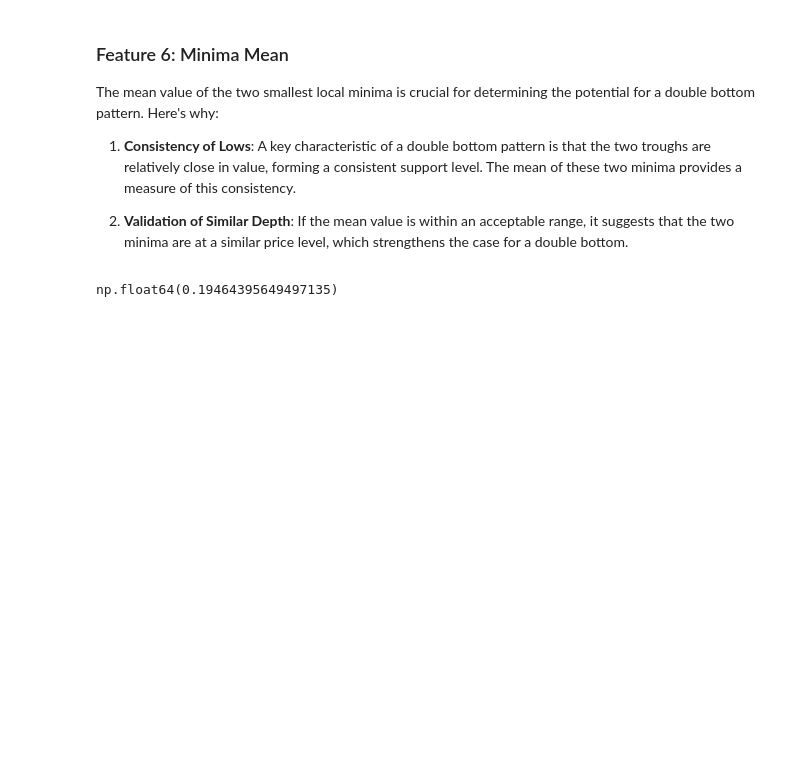
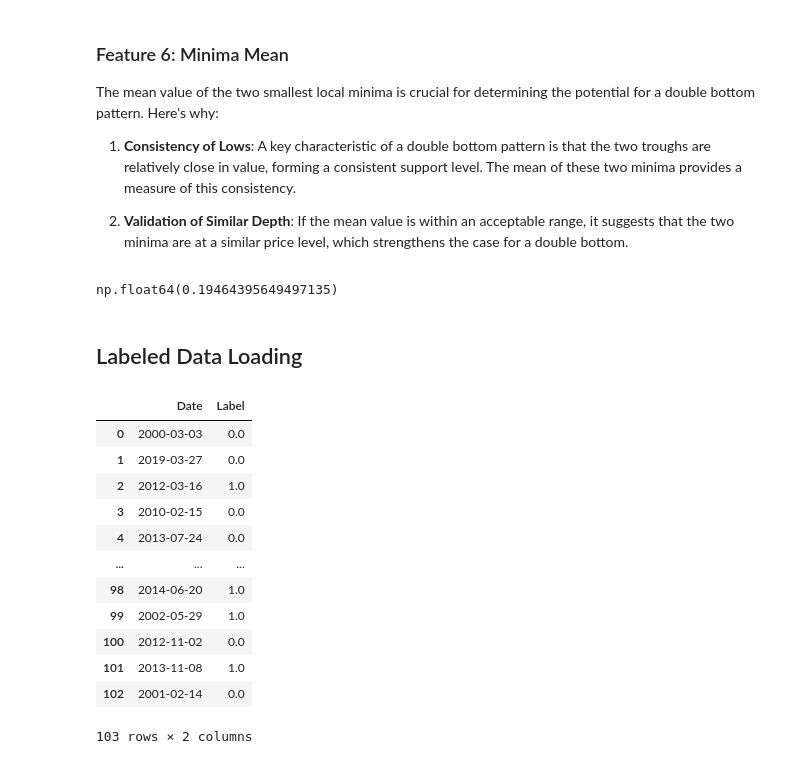
Before and after one commit to TA-Experiments-WSC/double-bottom-detection-ml, a Jupyter notebook: notebooks/02_feature_engineering.ipynb, the cells around one changed output. Cells and saved outputs as stored; diff of their text form; code cells hidden in the pictures; blank space fills up the shorter version.

```diff
--- a/notebooks/02_feature_engineering.ipynb
+++ b/notebooks/02_feature_engineering.ipynb
@@ -344,7 +385,27 @@ def minima_mean(data: pd.DataFrame) -> float:
     return data_scaled.loc[
         local_min
         ].sort_values().iloc[0:2].mean()
-# %%
-minima_mean(random_window)
-# %% [output]
-np.float64(0.19464395649497135)
+# %%
+minima_mean(data_scaled,
+            local_min)
+# %% [output]
+np.float64(0.19464395649497135)
+# %% [markdown]
+## Labeled Data Loading
+# %%
+samples_df = pd.read_csv('../data/raw/labels.csv')
+samples_df
+# %% [output]
+|  | Date | Label |
+| 0 | 2000-03-03 | 0.0 |
+| 1 | 2019-03-27 | 0.0 |
+| 2 | 2012-03-16 | 1.0 |
+| 3 | 2010-02-15 | 0.0 |
+| 4 | 2013-07-24 | 0.0 |
+| ... | ... | ... |
+| 98 | 2014-06-20 | 1.0 |
+| 99 | 2002-05-29 | 1.0 |
+| 100 | 2012-11-02 | 0.0 |
+| 101 | 2013-11-08 | 1.0 |
+| 102 | 2001-02-14 | 0.0 |
+103 rows × 2 columns
```
Also changed, not shown: parts of 15 cells of this notebook, 2 other files.
